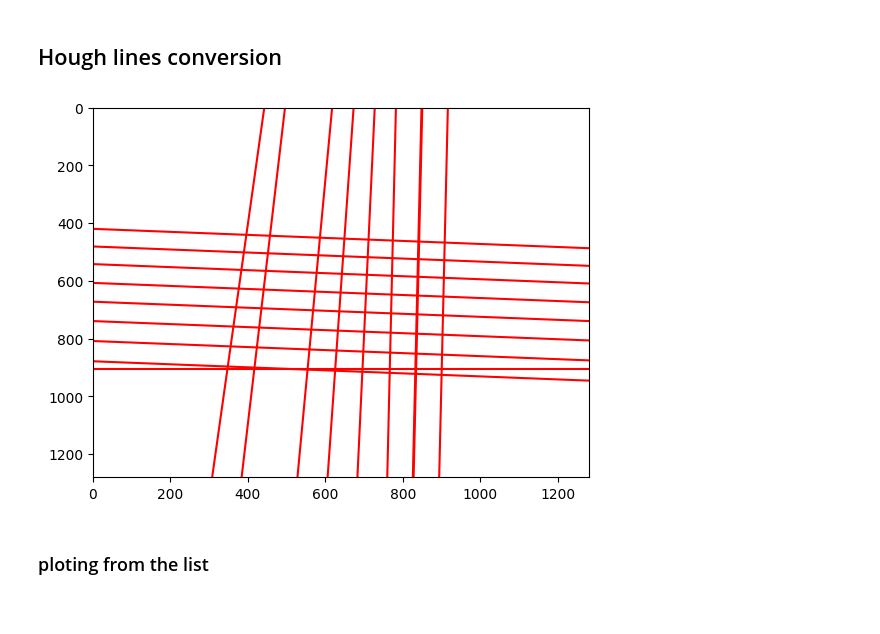
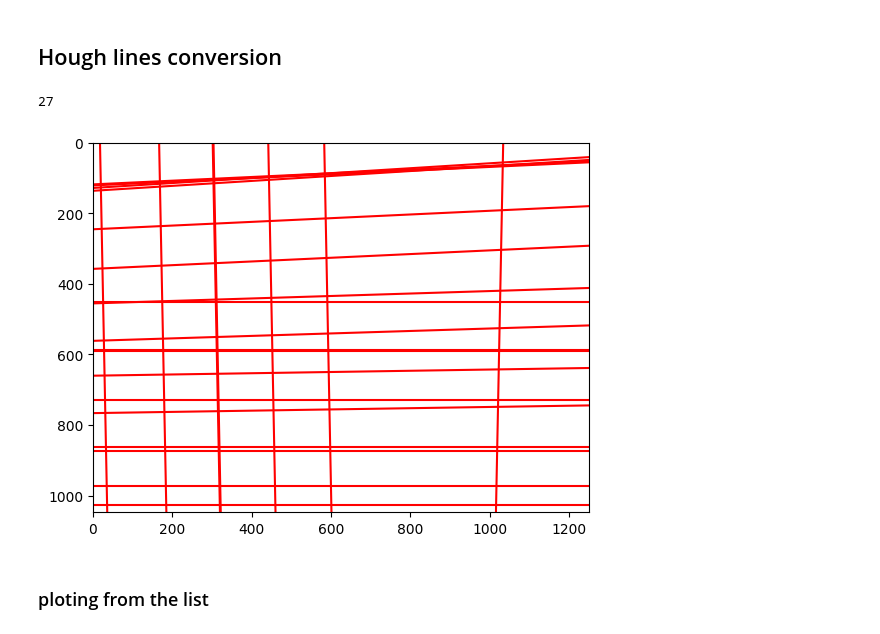
Before and after one commit to zuzannaszu/chess_hacker, a Jupyter notebook: Image_recognition.ipynb, the cells around one changed output. Saved outputs shown, nothing was run; the diff lists cells and outputs as text; code cells hidden in the pictures.

```diff
--- a/Image_recognition.ipynb
+++ b/Image_recognition.ipynb
@@ -154,0 +200,15 @@ plt.imshow(img_gray)
+# %%
+# bottom-left, Top-left, top-right, bottom-right
+dstPts = [[0, height], [0, 0], [width, 0], [width, height]]
+# Get the transform
+m = cv.getPerspectiveTransform(np.float32(point_corners), np.float32(dstPts))
+
+#add padding
+padding = 50
+m[0,2] += padding
+m[1,2] += padding
+
+# Transform the image
+img_gray = cv.cvtColor(img, cv.COLOR_BGR2GRAY)
+out = cv.warpPerspective(img_gray, m, (int(width+ 2*padding), int(height+ 2*padding)))
+plt.imshow(out)
@@ -155,2 +218,7 @@ plt.imshow(img_gray)
 # %% [markdown]
 ### Hough lines method
+# %%
+thres = cv.threshold(out,140,255,cv.THRESH_BINARY)
+blur = cv.blur(out,(3,3),0)
+edges_s = cv.Canny(blur, 170, 500) #70,250 for old
+plt.imshow(edges_s)
@@ -157,6 +228,6 @@ plt.imshow(img_gray)
 # %%
-img_gray_2 = cv.cvtColor(img, cv.COLOR_BGR2GRAY)
-lines = cv.HoughLines(edges, 1, np.pi/180, 250)
+img_gray_2 = out.copy()
+lines = cv.HoughLines(edges_s, 1, np.pi/180, 170)
 # %%
 cart_equ = []
 if lines is not None:
@@ -169,7 +240,7 @@ if lines is not None:
             y0 = b * rho
             pt1 = (int(x0 + 1500*(-b)), int(y0 + 1500*(a)))
             pt2 = (int(x0 - 1500*(-b)), int(y0 - 1500*(a)))
-            cv.line(img_gray_2, pt1, pt2, (0,0,255), 3, cv.LINE_AA)
+            cv.line(img_gray_2, pt1, pt2, (0,0,152), 3, cv.LINE_AA)
             if b != 0:
                 cart_equ.append(((-a/b), (rho/b)))
             else: cart_equ.append((0, rho))
@@ -184,16 +259,20 @@ plt.imshow(img_gray_2,cmap="gray")
 cart = pd.DataFrame(cart_equ).sort_values(by=1)
 x_ca = cart[0]
 y_ca = cart[1]
+# %%
+len(x_ca)
+# %% [output]
+27
 # %%
-x = np.linspace(0,1280,len(x_ca))
+x = np.linspace(0,out.shape[1],len(x_ca))
 for i in range(len(x_ca)):
     y = x_ca[i] * x + y_ca[i]
     plt.plot(x, y, '-r')
     ax = plt.gca()
-    ax.set_xlim([0, 1280])
-    ax.set_ylim([1280, 0])
+    ax.set_xlim([0, out.shape[1]])
+    ax.set_ylim([out.shape[0], 0])
 # %% [output]
-[figure, old version]
+[figure, new version]
 # %%
 def intersection(line1, line2):
     x0 = (line2[1] - line1[1]) / (line1[0] - line2[0])
```
Also changed, not shown: parts of 19 cells of this notebook.
